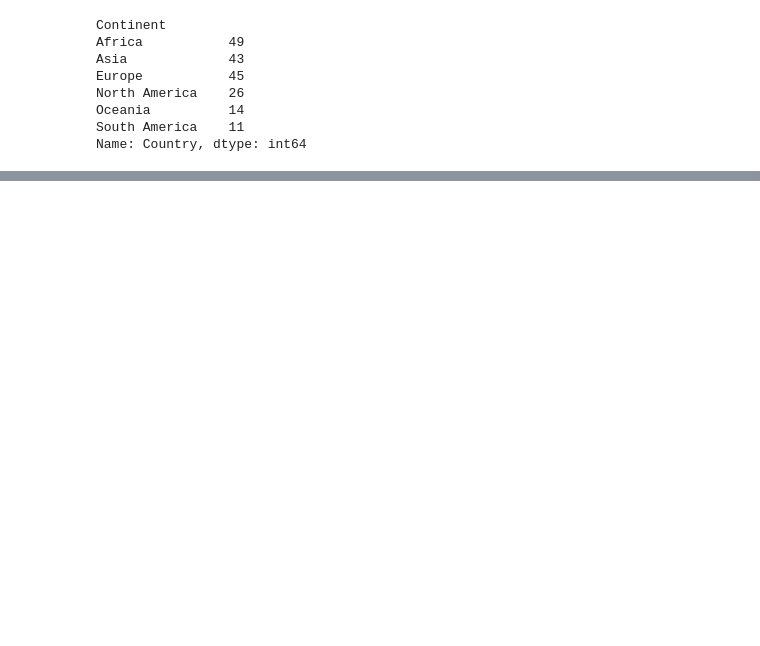
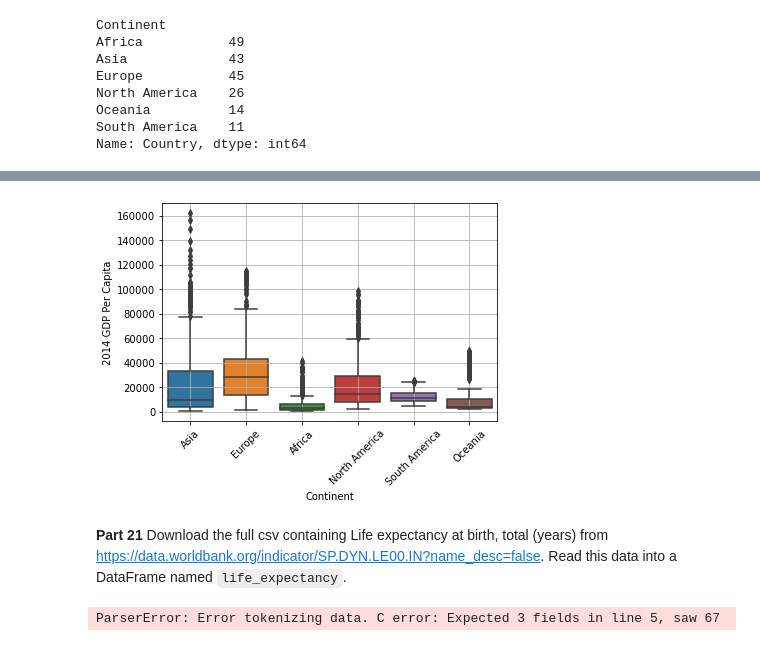
Before and after one commit to Claytor/exploratory_analysis_of_un_data, a Jupyter notebook: notebooks/UN Data Exploration.ipynb, the cells around one changed output, grey strips where cells are left out. Saved outputs shown, nothing was run; the diff lists cells and outputs as text; code cells hidden in the pictures; blank space fills up the shorter version.

```diff
--- a/notebooks/UN Data Exploration.ipynb
+++ b/notebooks/UN Data Exploration.ipynb
@@ -326,0 +344,3 @@ Text(0.5, 1.0, 'Number of Countries per Continent')
+# %%
+SNSBox = gdp_df #.set_index("Continent")
+(SNSBox[SNSBox['Year'].isin([2014])]).pivot_table(values='GDP_Per_Capita', index='Continent', columns="Country", margins_name="all").stack().dropna()
@@ -326,0 +361,14 @@ Text(0.5, 1.0, 'Number of Countries per Continent')
+# %%
+sns.boxplot(x = SNSBox["Continent"], y = SNSBox['GDP_Per_Capita']);
+plt.ylabel("2014 GDP Per Capita")
+plt.xticks(rotation=45)
+plt.grid()
+# %% [output]
+[figure, added]
+# %% [markdown]
+**Part 21**
+Download the full csv containing Life expectancy at birth, total (years) from [https://data.worldbank.org/indicator/SP.DYN.LE00.IN?name_desc=false](https://data.worldbank.org/indicator/SP.DYN.LE00.IN?name_desc=false). Read this data into a DataFrame named `life_expectancy`.
+# %%
+life_expectancy = pd.read_csv('../data/life_expectancy.csv')
+# %% [output]
+ParserError: Error tokenizing data. C error: Expected 3 fields in line 5, saw 67
```
Also changed, not shown: parts of 4 cells of this notebook.
